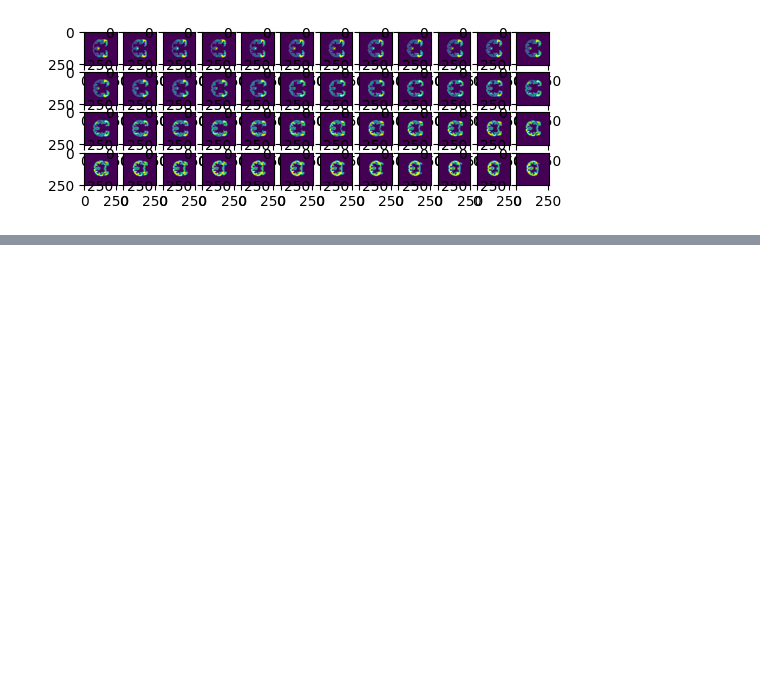
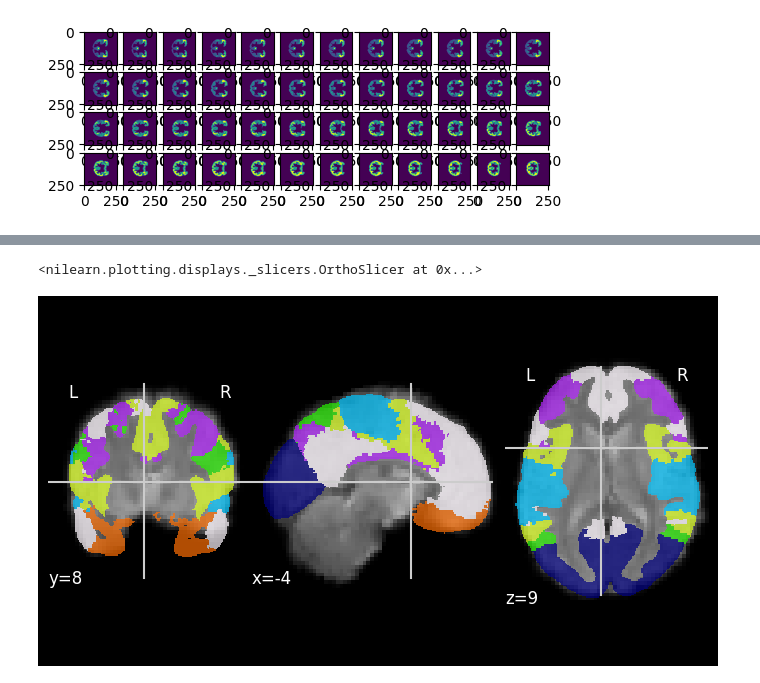
Before and after one commit to NicolaClark/Exploring_Neurodiversity_from_Neuroimaging, a Jupyter notebook: reader.ipynb, the cells around one changed output, grey strips where cells are left out. Cells and saved outputs as stored; diff of their text form; code cells hidden in the pictures; blank space fills up the shorter version.

```diff
--- a/reader.ipynb
+++ b/reader.ipynb
@@ -51,9 +55,3 @@ for i, ax in enumerate(axes.reshape(-1)):
 plt.show()
 # %% [output]
 [figure]
-# %%
-#load with NILearn
-ni_image = nimg.load_img(fmri_test_path)
-ni_mask = nimg.load_img(mask_path)
-print(ni_image.shape)
-print(ni_mask.shape)
@@ -192,15 +57,0 @@ def compute_voxel_count_per_region(onescan_data):
-# %%
-#get all images into list
-all_images = []
-seg = pd.read_csv("phenotypic_NYU.csv")
-labels = []
-for filename in os.listdir(fmri_image_path):
-    if filename.endswith('.nii') or filename.endswith('.nii.gz'):
-        file_path = os.path.join(fmri_image_path, filename)
-        labels.append(int(seg[seg["SUB_ID"]==int(filename[6:11])]["DX_GROUP"]))
-        img = nimg.load_img(file_path)
-        all_images.append(img)
-print(np.array(all_images).shape)
-print(np.array(labels).shape)
-
-#1:30 runtime, use paths instead if only running some
@@ -468,0 +58,9 @@ def OLD_binarize_participant(participant,thresholds):
+# %%
+#load with NILearn
+abide_ni_image = nimg.load_img(fmri_test_path)
+adhd200_ni_image = nimg.load_img("sfnwmrda0010001_session_1_rest_1.nii")
+ni_mask = nimg.load_img(mask_path)
+print(abide_ni_image.shape)
+print(adhd200_ni_image.shape)
+print(ni_mask.shape)
+print(ni_mask.affine)
@@ -468,0 +131,6 @@ def OLD_binarize_participant(participant,thresholds):
+# %%
+#show mask
+nplot.plot_roi(ni_mask, abide_ni_image.slicer[:,:,:,30])
+# %% [output]
+<nilearn.plotting.displays._slicers.OrthoSlicer at 0x...>
+[figure, added]
```
Also changed, not shown: parts of 52 cells of this notebook, 8 other files.
